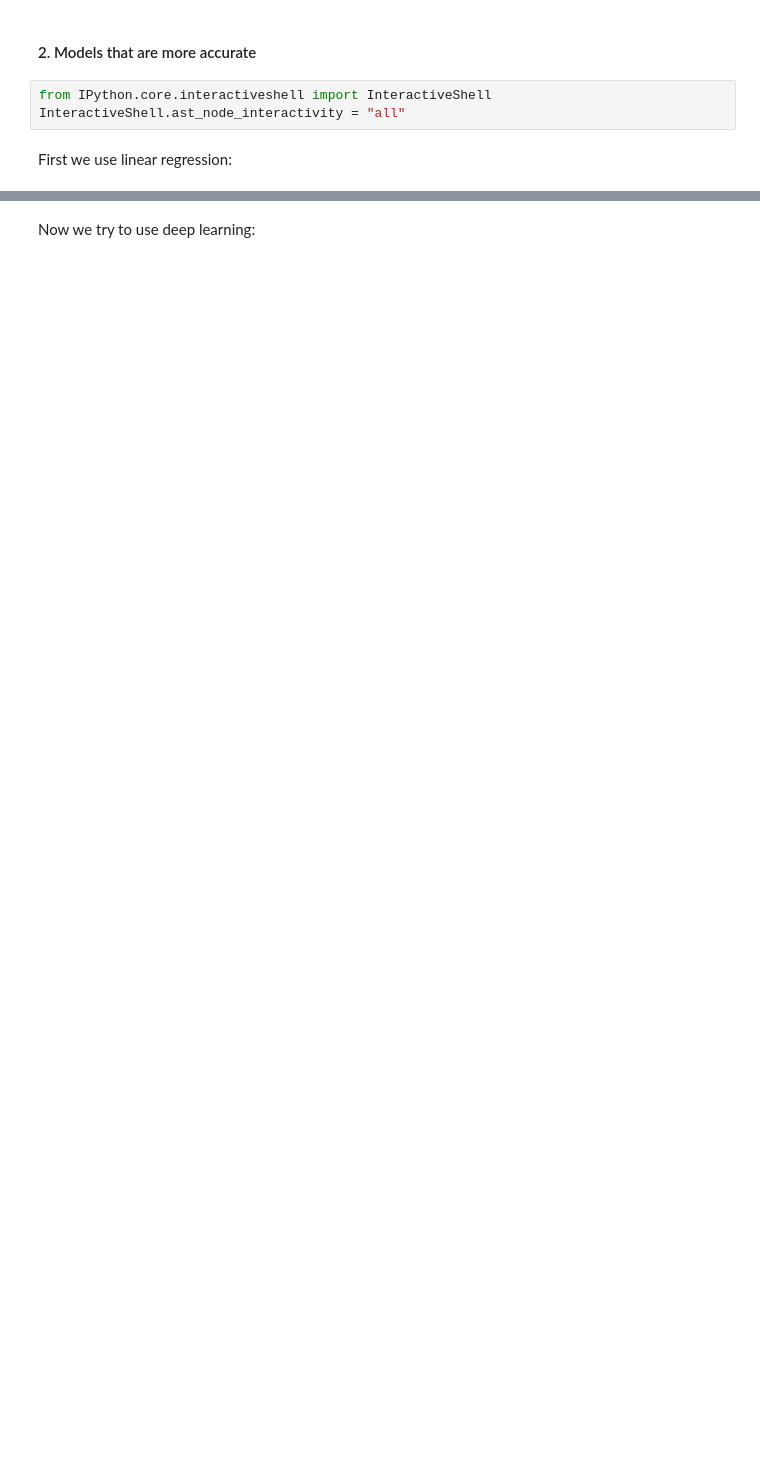
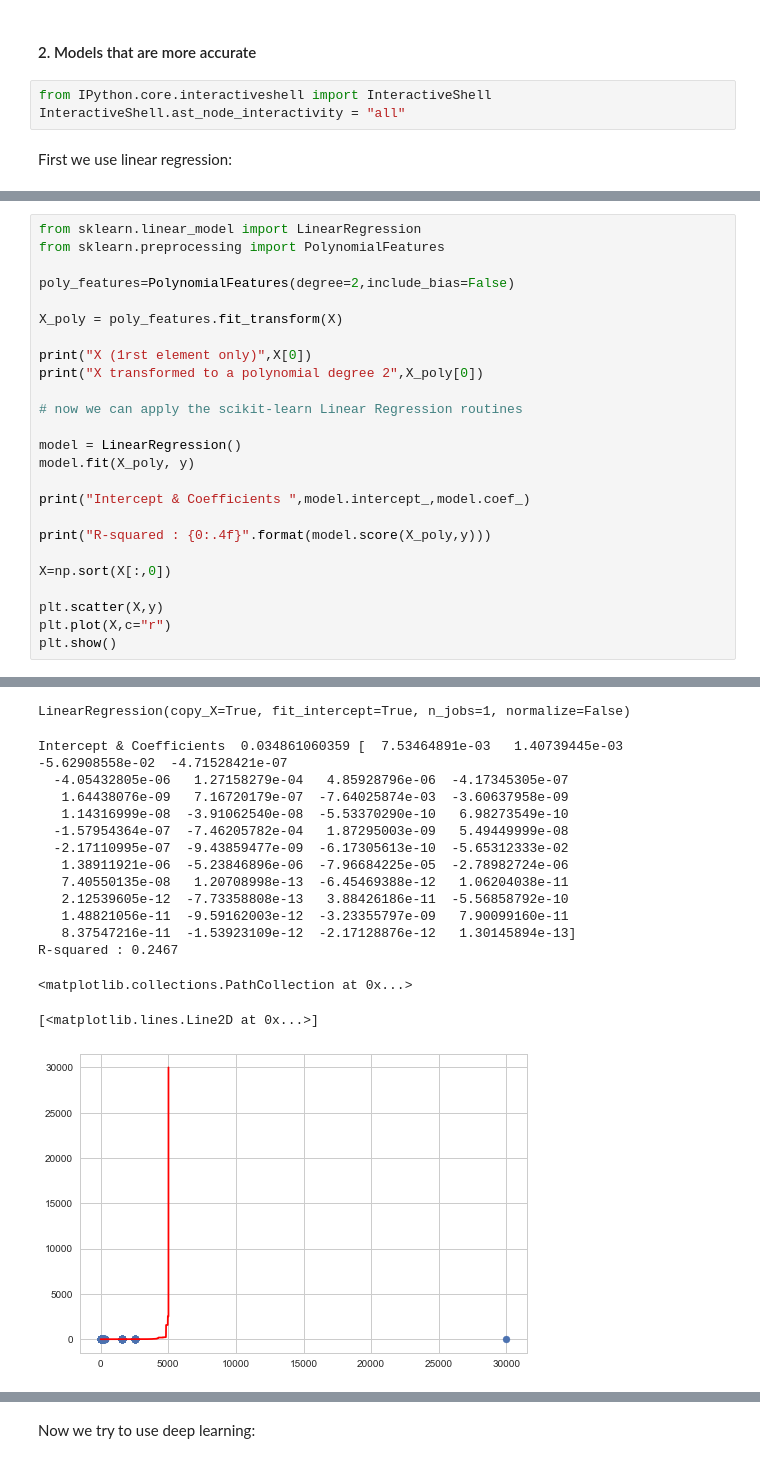
Before and after one commit to Nancyxw/AI_Final_Project, a Jupyter notebook: AI Final Project - Team Magic Leap - 05 Further Analysis.ipynb, the cells around one changed output, grey strips where cells are left out. Cells and saved outputs as stored; diff of their text form; blank space fills up the shorter version.

```diff
--- a/AI Final Project - Team Magic Leap - 05 Further Analysis.ipynb
+++ b/AI Final Project - Team Magic Leap - 05 Further Analysis.ipynb
@@ -277,0 +280,26 @@ R-squared of the test model: 0.0407
+# %%
+from sklearn.linear_model import LinearRegression
+from sklearn.preprocessing import PolynomialFeatures
+
+poly_features=PolynomialFeatures(degree=2,include_bias=False)
+
+X_poly = poly_features.fit_transform(X)
+
+print("X (1rst element only)",X[0])
+print("X transformed to a polynomial degree 2",X_poly[0])
+
+# now we can apply the scikit-learn Linear Regression routines
+
+model = LinearRegression()
+model.fit(X_poly, y)
+
+print("Intercept & Coefficients ",model.intercept_,model.coef_)
+
+print("R-squared : {0:.4f}".format(model.score(X_poly,y)))
+
+X=np.sort(X[:,0])
+
+plt.scatter(X,y)
+plt.plot(X,c="r")
+plt.show()
+# %% [output]
@@ -277,0 +318,16 @@ R-squared of the test model: 0.0407
+LinearRegression(copy_X=True, fit_intercept=True, n_jobs=1, normalize=False)
+Intercept & Coefficients  0.034861060359 [  7.53464891e-03   1.40739445e-03  -5.62908558e-02  -4.71528421e-07
+  -4.05432805e-06   1.27158279e-04   4.85928796e-06  -4.17345305e-07
+   1.64438076e-09   7.16720179e-07  -7.64025874e-03  -3.60637958e-09
+   1.14316999e-08  -3.91062540e-08  -5.53370290e-10   6.98273549e-10
+  -1.57954364e-07  -7.46205782e-04   1.87295003e-09   5.49449999e-08
+  -2.17110995e-07  -9.43859477e-09  -6.17305613e-10  -5.65312333e-02
+   1.38911921e-06  -5.23846896e-06  -7.96684225e-05  -2.78982724e-06
+   7.40550135e-08   1.20708998e-13  -6.45469388e-12   1.06204038e-11
+   2.12539605e-12  -7.73358808e-13   3.88426186e-11  -5.56858792e-10
+   1.48821056e-11  -9.59162003e-12  -3.23355797e-09   7.90099160e-11
+   8.37547216e-11  -1.53923109e-12  -2.17128876e-12   1.30145894e-13]
+R-squared : 0.2467
+<matplotlib.collections.PathCollection at 0x...>
+[<matplotlib.lines.Line2D at 0x...>]
+[figure, added]
```
Also changed, not shown: parts of 20 cells of this notebook, 3 other files.
